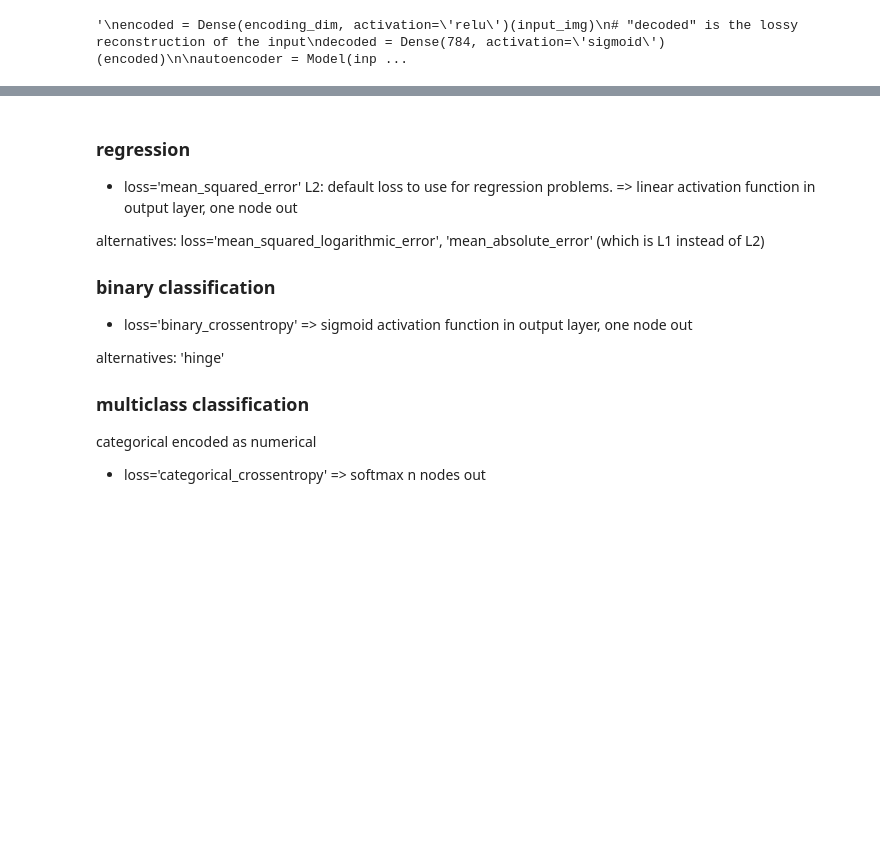
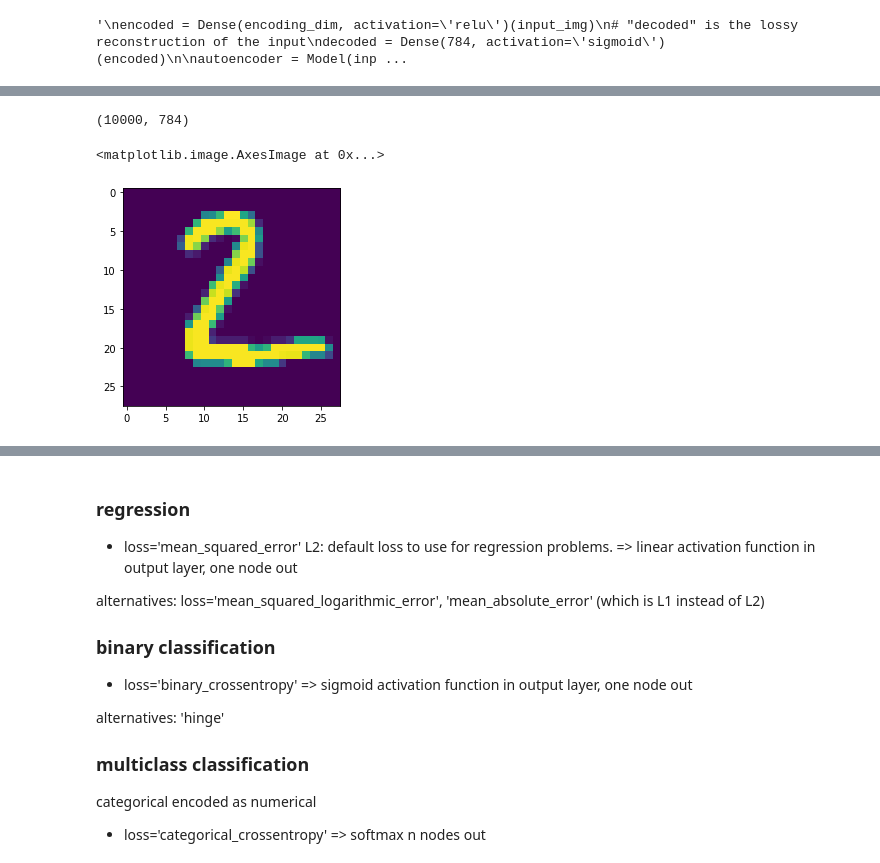
Before and after one commit to ElenaPocaterra/MLNPS2021, a Jupyter notebook: NNDL/April2021_autoencode_digits.ipynb, the cells around one changed output, grey strips where cells are left out. Saved outputs shown, nothing was run; the diff lists cells and outputs as text; code cells hidden in the pictures; blank space fills up the shorter version.

```diff
--- a/NNDL/April2021_autoencode_digits.ipynb
+++ b/NNDL/April2021_autoencode_digits.ipynb
@@ -92,3 +92,13 @@ decoder = Model(encoded_input, decoder_layer(encoded_input))
 """
 # %% [output]
 '\nencoded = Dense(encoding_dim, activation=\'relu\')(input_img)\n# "decoded" is the lossy reconstruction of the input\ndecoded = Dense(784, activation=\'sigmoid\')(encoded)\n\nautoencoder = Model(inp ...
+# %%
+
+#need to choose the loss function, metric, optimization scheme
+model_digits64.compile(optimizer='adam', loss='mean_squared_error')
+
+#need to learn what to look for - always plot the loss function!
+model_digits64.fit(x_train, x_train, validation_data=(x_test, x_test),
+                     epochs=20, batch_size=100, verbose=1)
+#note that the model allows to give a validation test,
+#this is for a 3fold cross valiation: train-validate-test
@@ -94,0 +143,9 @@ decoder = Model(encoded_input, decoder_layer(encoded_input))
+# %%
+test_y_predictions.shape
+# %% [output]
+(10000, 784)
+# %%
+pl.imshow(x_test[1].reshape(28,28))
+# %% [output]
+<matplotlib.image.AxesImage at 0x...>
+[figure, added]
```
Also changed, not shown: parts of 4 cells of this notebook.
